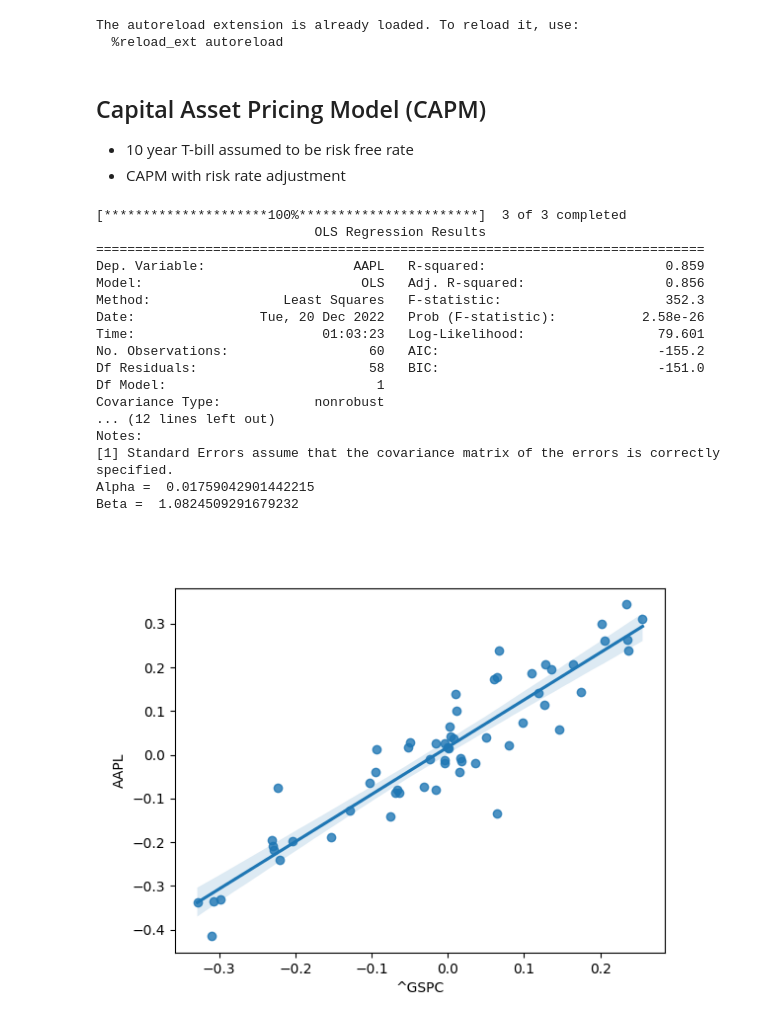
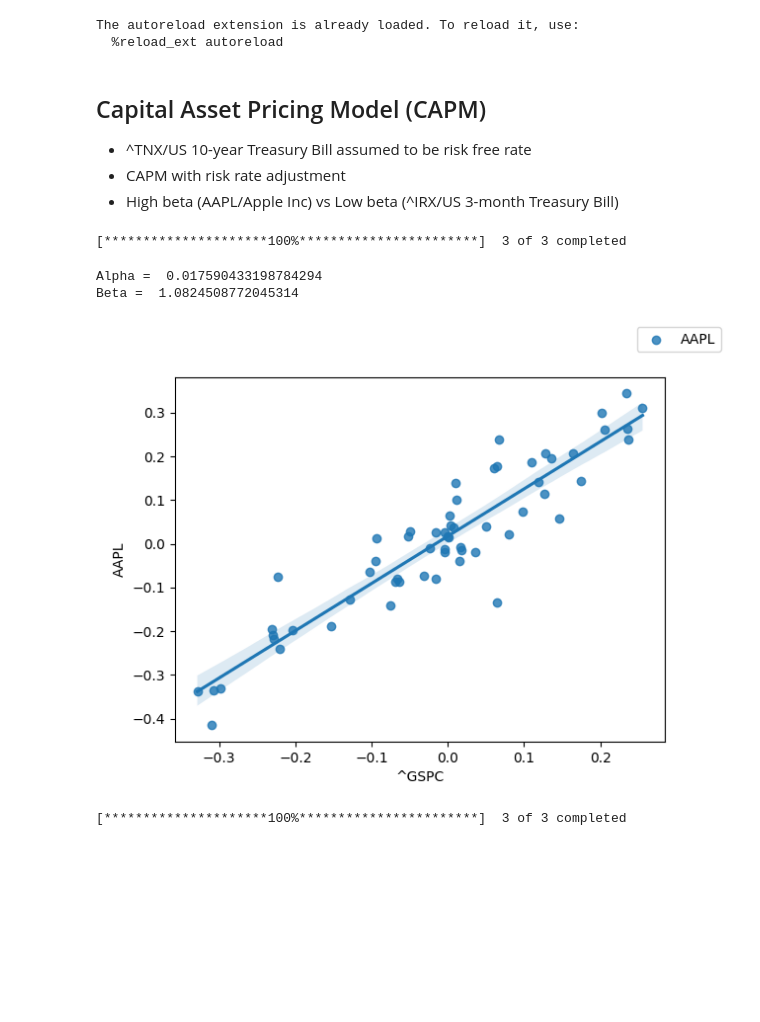
Before and after one commit to raghuramshankar/markowitz-portfolios, a Jupyter notebook: capm.ipynb, the cells around one changed output. Drawn from its saved outputs; the diff is of its cells as text; code cells hidden in the pictures; blank space fills up the shorter version.

```diff
--- a/capm.ipynb
+++ b/capm.ipynb
@@ -8,32 +9,28 @@ The autoreload extension is already loaded. To reload it, use:
   %reload_ext autoreload
 # %% [markdown]
 ## Capital Asset Pricing Model (CAPM)
-- 10 year T-bill assumed to be risk free rate
+- ^TNX/US 10-year Treasury Bill assumed to be risk free rate
 - CAPM with risk rate adjustment
+- High beta (AAPL/Apple Inc) vs Low beta (^IRX/US 3-month Treasury Bill)
+# %%
+tickers = 'AAPL ^GSPC ^TNX'
+df = get_df(tickers)
+df = monthly_returns(df)
+# %% [output]
+[*********************100%***********************]  3 of 3 completed
 # %%
-tickers = 'AAPL ^GSPC ^TNX'
-df = get_df(tickers)
-df = monthly_returns(df)
+fig = plt.figure()
 results = build_capm(df['AAPL'], df['^GSPC'], risk_free=df['^TNX'], plot=True)
-print(results.summary())
+fig.legend(labels=['AAPL'])
 print("Alpha = ", results.params[0])
 print("Beta = ", results.params[1])
 # %% [output]
-[*********************100%***********************]  3 of 3 completed
-                            OLS Regression Results
-==============================================================================
-Dep. Variable:                   AAPL   R-squared:                       0.859
-Model:                            OLS   Adj. R-squared:                  0.856
-Method:                 Least Squares   F-statistic:                     352.3
-Date:                Tue, 20 Dec 2022   Prob (F-statistic):           2.58e-26
-Time:                        01:03:23   Log-Likelihood:                 79.601
-No. Observations:                  60   AIC:                            -155.2
-Df Residuals:                      58   BIC:                            -151.0
-Df Model:                           1
-Covariance Type:            nonrobust
-... (12 lines left out)
-Notes:
-[1] Standard Errors assume that the covariance matrix of the errors is correctly specified.
-Alpha =  0.01759042901442215
-Beta =  1.0824509291679232
+Alpha =  0.017590433198784294
+Beta =  1.0824508772045314
-[figure, old version]
+[figure, new version]
+# %%
+tickers = '^IRX ^GSPC ^TNX'
+df = get_df(tickers)
+df = monthly_returns(df)
+# %% [output]
+[*********************100%***********************]  3 of 3 completed
```
Also changed, not shown: parts of 2 cells of this notebook.
